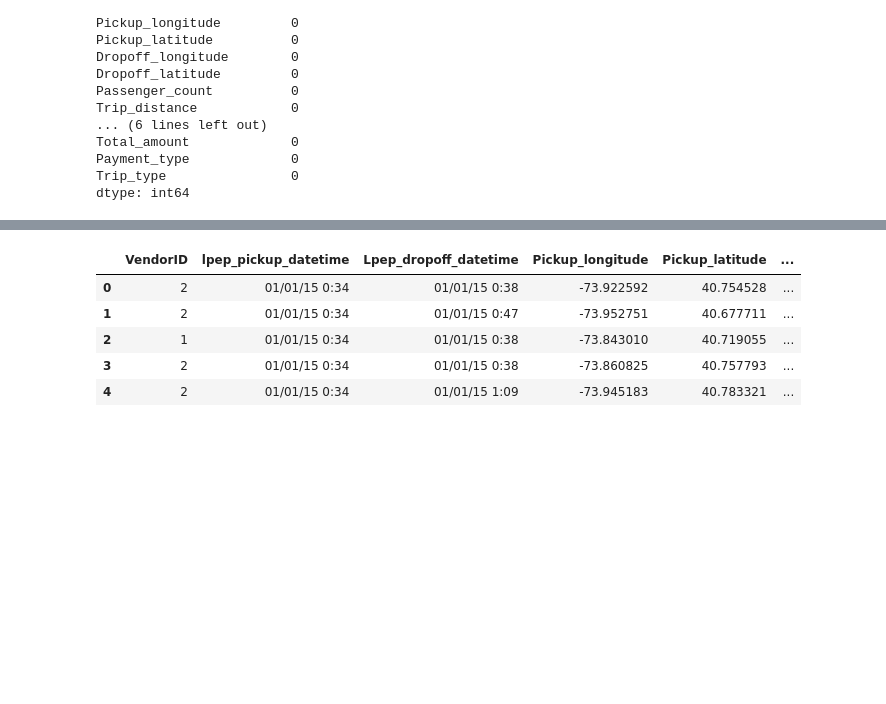
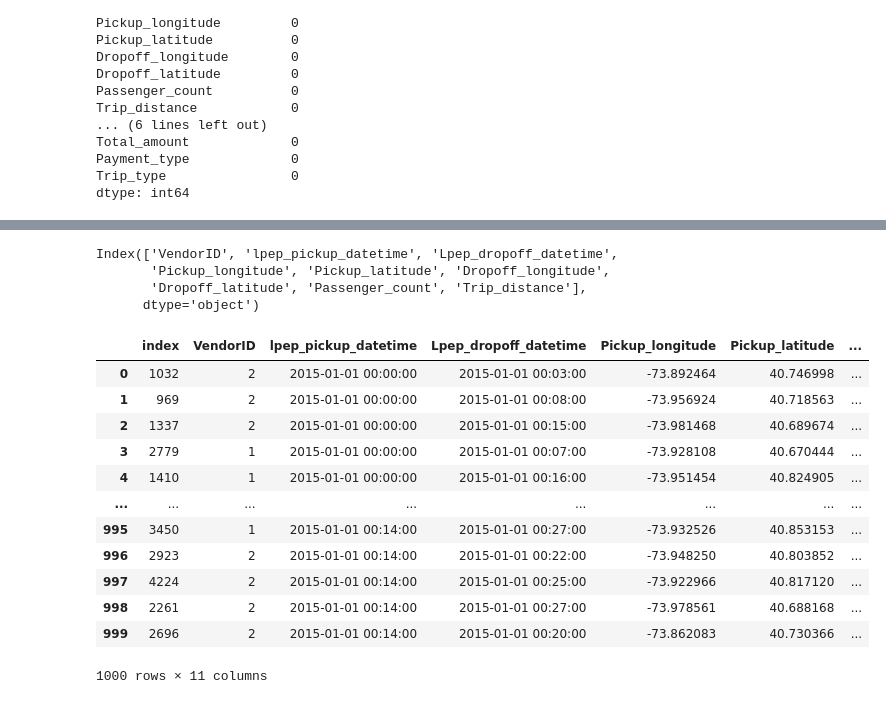
Before and after one commit to Akshantjain/cs480project, a Jupyter notebook: CS480 - Group Project, Green Taxi Dataset.ipynb, the cells around one changed output, grey strips where cells are left out. Drawn from its saved outputs; the diff is of its cells as text; code cells hidden in the pictures; blank space fills up the shorter version.

```diff
--- a/CS480 - Group Project, Green Taxi Dataset.ipynb
+++ b/CS480 - Group Project, Green Taxi Dataset.ipynb
@@ -138,9 +164,57 @@ T̲o̲t̲a̲l̲ ̲D̲i̲s̲t̲a̲n̲c̲e̲ ̲T̲r̲a̲v̲e̲l̲l̲e̲d̲: 265050
+# %%
+from math import radians, cos, sin, asin, sqrt
+def distance(lat1, lon1, lat2, lon2):
+
+    # The math module contains a function named
+    # radians which converts from degrees to radians.
+    lon1 = radians(lon1)
+    lon2 = radians(lon2)
+    lat1 = radians(lat1)
+    lat2 = radians(lat2)
+
+    # Haversine formula
+    dlon = lon2 - lon1
+    dlat = lat2 - lat1
+
+    return (3956 * 2 * asin(sqrt(sin(dlat / 2)**2 + cos(lat1) * cos(lat2) * sin(dlon / 2)**2)))
+
+    # Radius of earth in kilometers. Use 3956 for miles
+    # calculate the result
+    # (c * r)
+
+def time_difference(time1, time2):
+    time_diff = (time2 - time1)
+    time_seconds = abs(time_diff.total_seconds())
+
+    return time_seconds / 60.0
+
+print(columns)
+# %% [output]
+Index(['VendorID', 'lpep_pickup_datetime', 'Lpep_dropoff_datetime',
+       'Pickup_longitude', 'Pickup_latitude', 'Dropoff_longitude',
+       'Dropoff_latitude', 'Passenger_count', 'Trip_distance'],
+      dtype='object')
+# %%
+dataset = dataset.sort_values(by=['lpep_pickup_datetime'])
+# dataset = dataset.sort_values(by=['lpep_pickup_datetime'])
+# dataset = dataset.reset_index()
+# %%
+dataset['Average Speed (MPH)'] = dataset.apply(lambda row : row.Trip_distance / (time_difference(row.lpep_pickup_datetime, row.Lpep_dropoff_datetime) / 60.0), axis = 1)
+# %%
+dataset = dataset.reset_index()
 # %%
-dataset.head()
+dataset.head(1000)
 # %% [output]
-|  | VendorID | lpep_pickup_datetime | Lpep_dropoff_datetime | Pickup_longitude | Pickup_latitude | ... |
-| 0 | 2 | 01/01/15 0:34 | 01/01/15 0:38 | -73.922592 | 40.754528 | ... |
-| 1 | 2 | 01/01/15 0:34 | 01/01/15 0:47 | -73.952751 | 40.677711 | ... |
-| 2 | 1 | 01/01/15 0:34 | 01/01/15 0:38 | -73.843010 | 40.719055 | ... |
-| 3 | 2 | 01/01/15 0:34 | 01/01/15 0:38 | -73.860825 | 40.757793 | ... |
-| 4 | 2 | 01/01/15 0:34 | 01/01/15 1:09 | -73.945183 | 40.783321 | ... |
+|  | index | VendorID | lpep_pickup_datetime | Lpep_dropoff_datetime | Pickup_longitude | Pickup_latitude | ... |
+| 0 | 1032 | 2 | 2015-01-01 00:00:00 | 2015-01-01 00:03:00 | -73.892464 | 40.746998 | ... |
+| 1 | 969 | 2 | 2015-01-01 00:00:00 | 2015-01-01 00:08:00 | -73.956924 | 40.718563 | ... |
+| 2 | 1337 | 2 | 2015-01-01 00:00:00 | 2015-01-01 00:15:00 | -73.981468 | 40.689674 | ... |
+| 3 | 2779 | 1 | 2015-01-01 00:00:00 | 2015-01-01 00:07:00 | -73.928108 | 40.670444 | ... |
+| 4 | 1410 | 1 | 2015-01-01 00:00:00 | 2015-01-01 00:16:00 | -73.951454 | 40.824905 | ... |
+| ... | ... | ... | ... | ... | ... | ... | ... |
+| 995 | 3450 | 1 | 2015-01-01 00:14:00 | 2015-01-01 00:27:00 | -73.932526 | 40.853153 | ... |
+| 996 | 2923 | 2 | 2015-01-01 00:14:00 | 2015-01-01 00:22:00 | -73.948250 | 40.803852 | ... |
+| 997 | 4224 | 2 | 2015-01-01 00:14:00 | 2015-01-01 00:25:00 | -73.922966 | 40.817120 | ... |
+| 998 | 2261 | 2 | 2015-01-01 00:14:00 | 2015-01-01 00:27:00 | -73.978561 | 40.688168 | ... |
+| 999 | 2696 | 2 | 2015-01-01 00:14:00 | 2015-01-01 00:20:00 | -73.862083 | 40.730366 | ... |
+1000 rows × 11 columns
```
Also changed, not shown: parts of 19 cells of this notebook, 1 other file.
